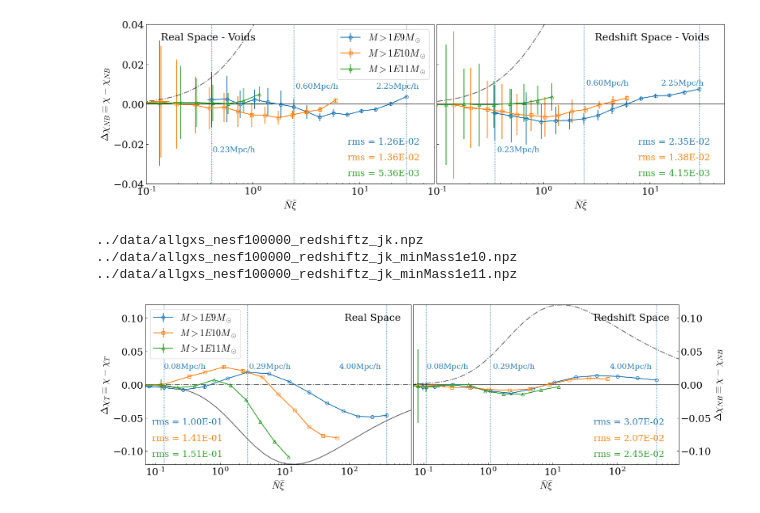
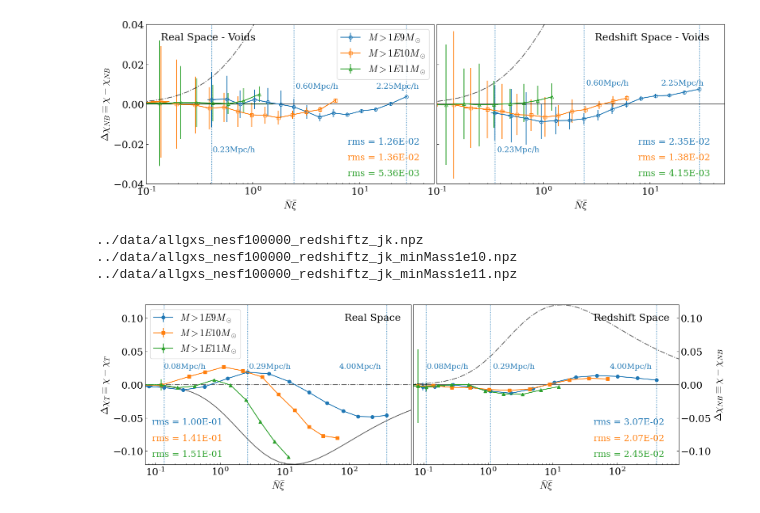
Before and after one commit to FedeDavilaKurban/VPF, a Jupyter notebook: plotsPaperFinal_horizontal.ipynb, the cells around one changed output. Cells and saved outputs as stored; diff of their text form; code cells hidden in the pictures.

Commit message:
more plots

```diff
--- a/plotsPaperFinal_horizontal.ipynb
+++ b/plotsPaperFinal_horizontal.ipynb
@@ -496,7 +496,7 @@ for file,marker,label,ypos_rms in zip(files,markers,labels,ypos_rmss):
                     size=fs-4,transform=ax.transAxes,color=vline.get_color())
 
     # chi vs Nxi
-    ebar = ax.errorbar(NXi,chi-chi_T(NXi),xerr=NXierr,yerr=chierr,marker=marker,mfc='none',label=label)
+    ebar = ax.errorbar(NXi,chi-chi_T(NXi),xerr=NXierr,yerr=chierr,marker=marker,label=label)
 
     # RMS
     mask = np.where(NXi>1E-1)
@@ -550,7 +550,7 @@ for file,marker,label,ypos_rms in zip(files,markers,labels,ypos_rmss):
                     size=fs-4,transform=ax1.transAxes,color=vline.get_color())
 
     # chi vs Nxi
-    ebar = ax1.errorbar(NXi,chi-chi_NB(NXi),xerr=NXierr,yerr=chierr,marker=marker,mfc='none',label=label)
+    ebar = ax1.errorbar(NXi,chi-chi_NB(NXi),xerr=NXierr,yerr=chierr,marker=marker,label=label)
 
     # RMS
     #print(chi)
@@ -586,31 +586,31 @@ ax1.set_ylim([ylim1,ylim2])
 xlim1,xlim2=7E-2,9E2
 ax.set_xlim(xlim1,xlim2)
 ax1.set_xlim(xlim1,xlim2)
 
 # Legend
 ax.legend(loc=2,fontsize=fs-1,ncol=1,frameon=True)#,framealpha=.6)
 
 # Ticks
 #ax.set_xticklabels([])
 #ax1.set_yticklabels([])
 ax.tick_params(labelsize=fs)
 ax1.tick_params(labelsize=fs)
 
 # Additional text
 ax.text(.75,.9,'Real Space',fontsize=fs,transform=ax.transAxes)
 ax1.text(.68,.9,'Redshift Space',fontsize=fs,transform=ax1.transAxes)
 
 # Final
 #plt.suptitle('RVPF inside voids',fontsize=fs)
 plt.tight_layout()
 #plt.subplots_adjust(hspace=0,wspace=0.03)
 plt.subplots_adjust(wspace=0.01)
 
 plt.savefig('../plots/rVPF_gxsMass.pdf')
 plt.savefig('../plots/rVPF_gxsMass.png')
 plt.show()
 # %% [output]
 ../data/allgxs_nesf100000_redshiftz_jk.npz
 ../data/allgxs_nesf100000_redshiftz_jk_minMass1e10.npz
 ../data/allgxs_nesf100000_redshiftz_jk_minMass1e11.npz
-[figure, old version]
+[figure, new version]
```
Also changed, not shown: parts of 2 cells of this notebook, 2 other files.
